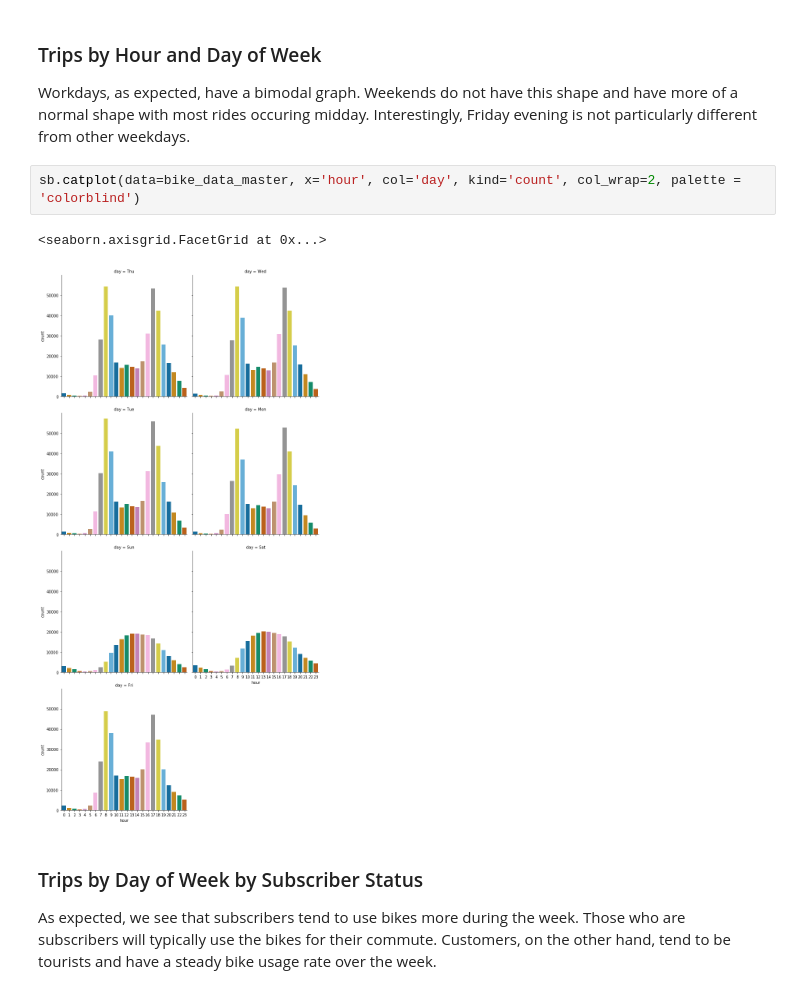
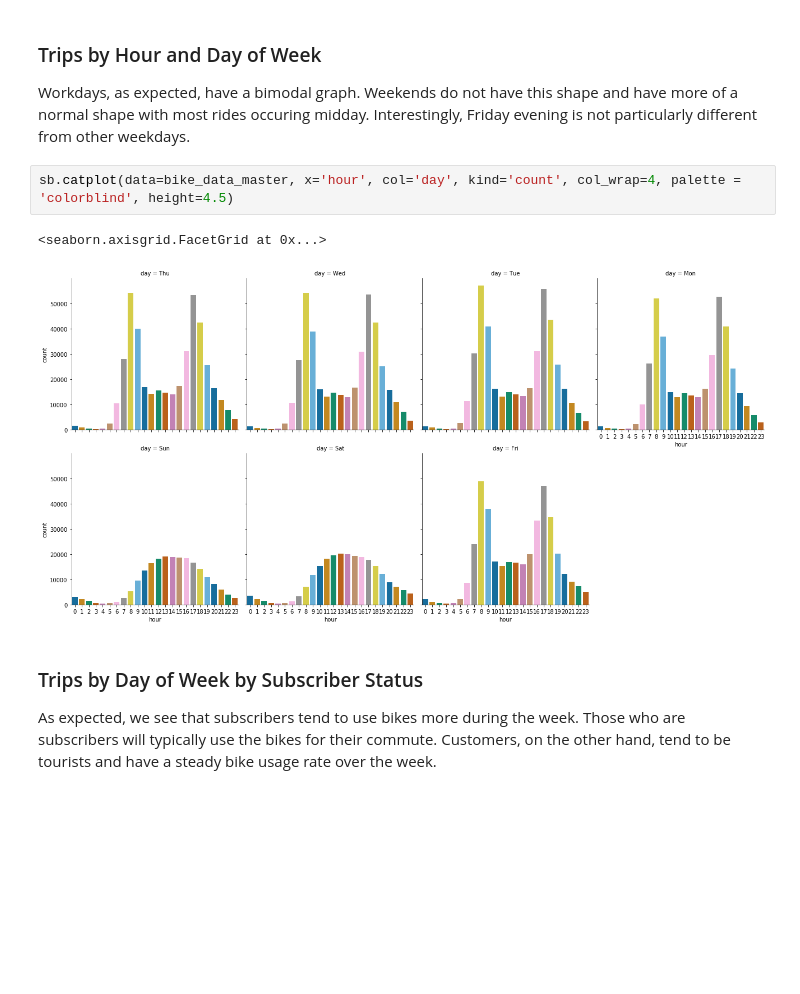
Before and after one commit to Deveorac/Bike_data_analysis, a Jupyter notebook: slide_deck.ipynb, the cells around one changed output. Saved outputs shown, nothing was run; the diff lists cells and outputs as text; blank space fills up the shorter version.

```diff
--- a/slide_deck.ipynb
+++ b/slide_deck.ipynb
@@ -254,10 +256,10 @@ ax = sb.catplot(data=bike_data_master, x='day', col='month', kind='count', col_w
 
 Workdays, as expected, have a bimodal graph. Weekends do not have this shape and have more of a normal shape with most rides occuring midday. Interestingly, Friday evening is not particularly different from other weekdays.
 # %%
-sb.catplot(data=bike_data_master, x='hour', col='day', kind='count', col_wrap=2, palette = 'colorblind')
+sb.catplot(data=bike_data_master, x='hour', col='day', kind='count', col_wrap=4, palette = 'colorblind', height=4.5)
 # %% [output]
 <seaborn.axisgrid.FacetGrid at 0x...>
-[figure, old version]
+[figure, new version]
 # %% [markdown]
 ### Trips by Day of Week by Subscriber Status
 
```
Also changed, not shown: parts of 5 cells of this notebook, 1 other file.
